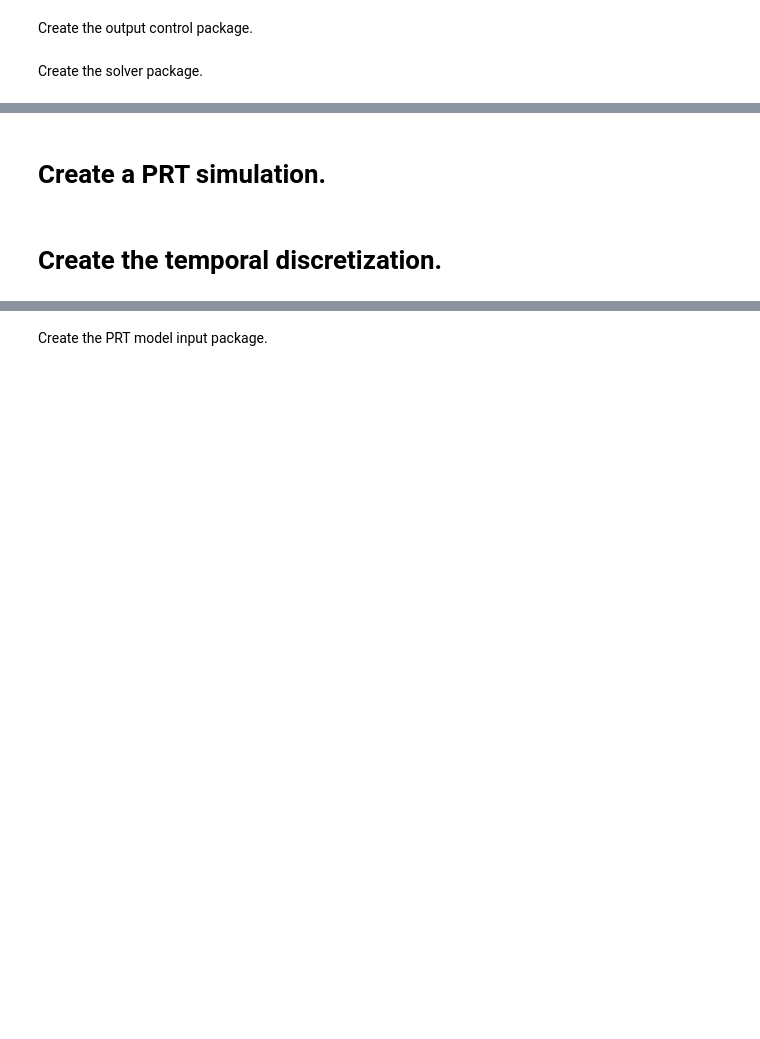
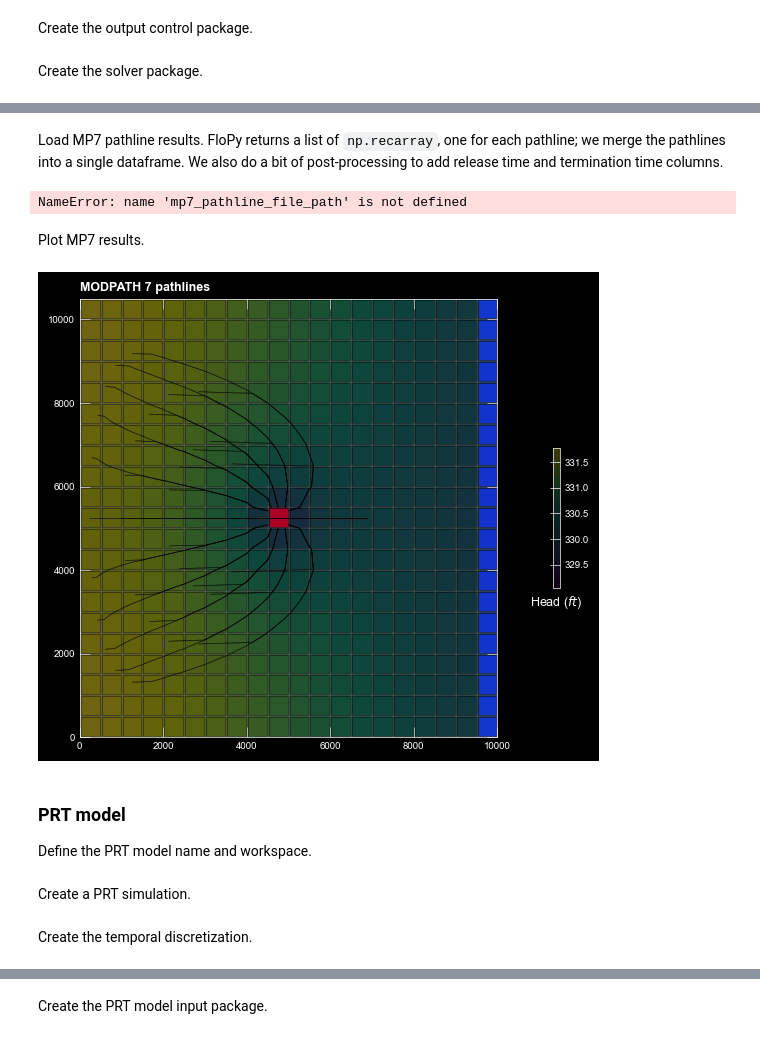
Before and after one commit to jdhughes-usgs/GW3099-2024, a Jupyter notebook: exercises-completed/prt/prt_mp7_ex2.ipynb, the cells around one changed output, grey strips where cells are left out. Saved outputs shown, nothing was run; the diff lists cells and outputs as text; code cells hidden in the pictures; blank space fills up the shorter version.

```diff
--- a/exercises-completed/prt/prt_mp7_ex2.ipynb
+++ b/exercises-completed/prt/prt_mp7_ex2.ipynb
@@ -242,0 +302,4 @@ ims = flopy.mf6.ModflowIms(
+# %%
+mp7_name = f"{example_name}-mp7"
+mp7_ws = base_ws / "mp7"
+mp7_ws.mkdir(exist_ok=True, parents=True)
@@ -242,0 +322,2 @@ ims = flopy.mf6.ModflowIms(
+# %%
+mp7_pathline_file_path = mp7_ws / f"{mp7_name}.mppth"
@@ -243,13 +396,40 @@ ims = flopy.mf6.ModflowIms(
+# %% [markdown]
+Load MP7 pathline results. FloPy returns a list of `np.recarray`, one for each pathline; we merge the pathlines into a single dataframe. We also do a bit of post-processing to add release time and termination time columns.
+# %%
+mp7_pathline_file = flopy.utils.PathlineFile(mp7_pathline_file_path)
+mp7_pathlines = pd.concat([pd.DataFrame(pl) for pl in  mp7_pathline_file.get_alldata()])
+mp7_pathlines
+# %% [output]
+NameError: name 'mp7_pathline_file_path' is not defined
+# %% [markdown]
+Plot MP7 results.
+# %%
+with flopy.plot.styles.USGSPlot():
+    fig, ax = plt.subplots(ncols=1, nrows=1, figsize=(6, 6))
+    ax.set_aspect("equal")
+    fig.tight_layout()
+    flopy.plot.styles.heading(ax, heading="MODPATH 7 pathlines")
+    mm = plot_heads(ax, gwf, hds[2, :, :])
+    mm.plot_pathline(mp7_pathlines, layer="all", colors="black", alpha=0.5, linewidth=0.5)
+    plt.show()
+# %% [output]
+[figure, added]
+# %% [markdown]
+
+
+### PRT model
+
+Define the PRT model name and workspace.
 # %%
 prt_name = f"{example_name}-prt"
 prt_ws = base_ws / "prt"
 prt_ws.mkdir(exist_ok=True, parents=True)
 # %% [markdown]
-# Create a PRT simulation.
+Create a PRT simulation.
 # %%
 prt_sim = flopy.mf6.MFSimulation(
     sim_name=prt_name, exe_name="mf6", version="mf6", sim_ws=prt_ws
 )
 # %% [markdown]
-# Create the temporal discretization.
+Create the temporal discretization.
 # %%
```
Also changed, not shown: parts of 53 cells of this notebook, 2 other files.
